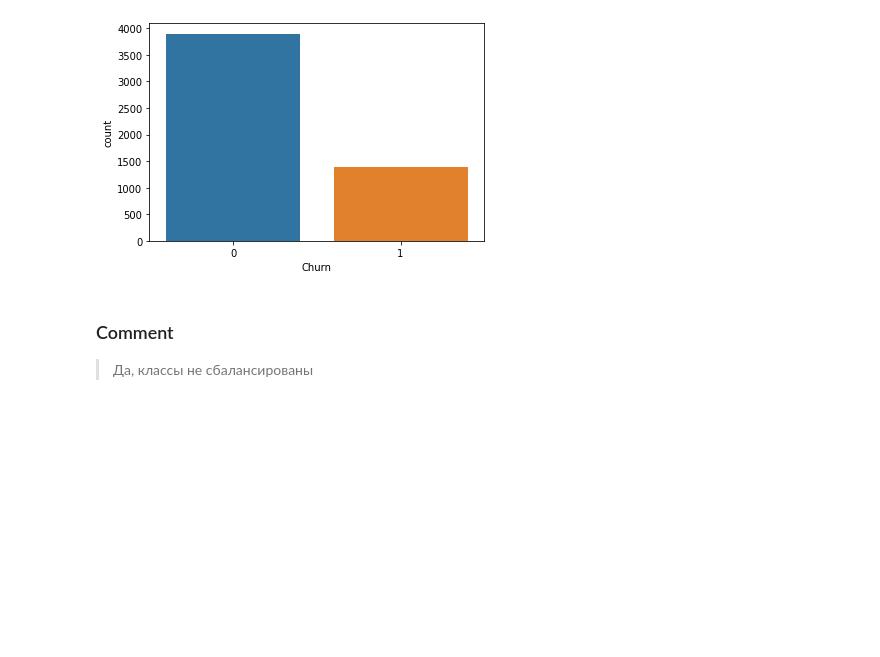
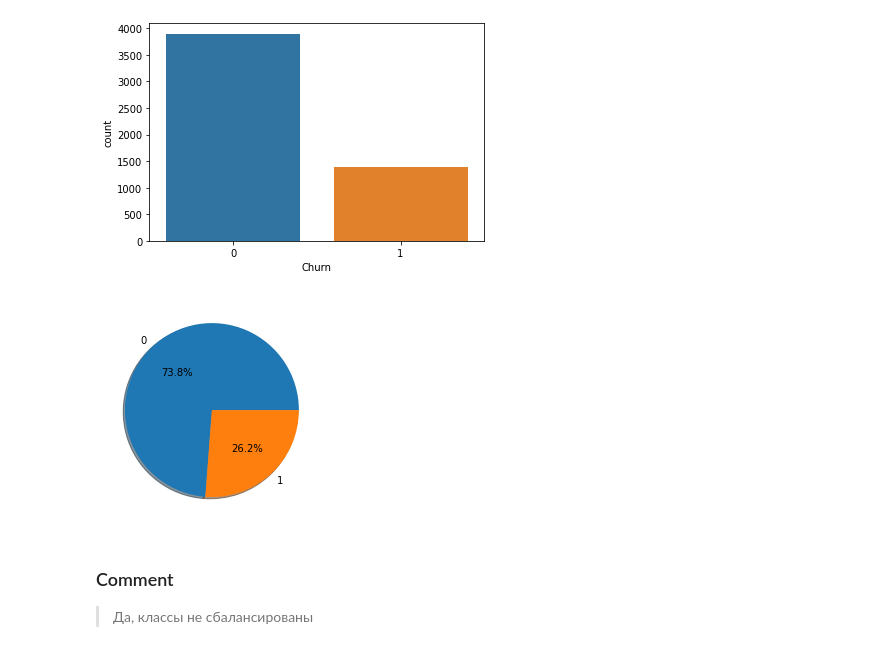
Before and after one commit to kremenevskiy/DL, a Jupyter notebook: DLS/compositions/baseline.ipynb, the cells around one changed output. Drawn from its saved outputs; the diff is of its cells as text; code cells hidden in the pictures; blank space fills up the shorter version.

```diff
--- a/DLS/compositions/baseline.ipynb
+++ b/DLS/compositions/baseline.ipynb
@@ -240,6 +271,10 @@ data[target_col].value_counts(normalize=True)
 1    0.262022
 Name: Churn, dtype: float64
 [figure]
+# %%
+plt.pie(data[target_col].value_counts(), labels=data[target_col].unique(), shadow = True, autopct='%1.1f%%');
+# %% [output]
+[figure, added]
 # %% [markdown]
 ### Comment
 > Да, классы не сбалансированы
```
Also changed, not shown: parts of 58 cells of this notebook, 19 other files.
